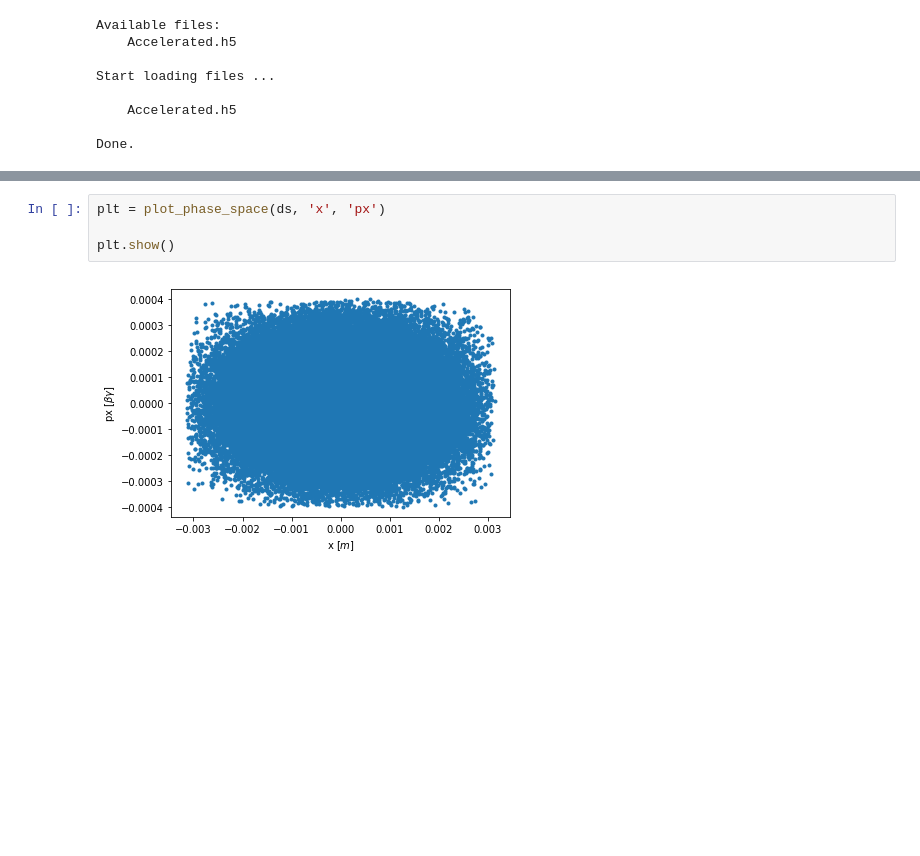
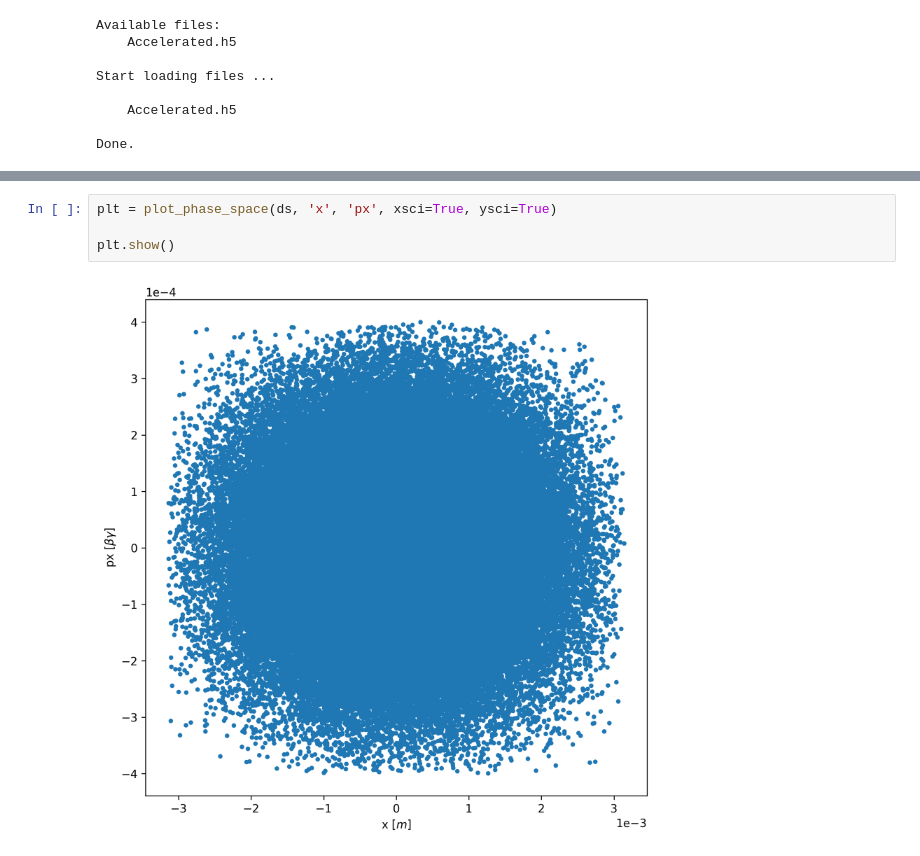
Before and after one commit to OPALX-project/pyOPALTools, a Jupyter notebook: dataset.ipynb, the cells around one changed output, grey strips where cells are left out. Saved outputs shown, nothing was run; the diff lists cells and outputs as text; blank space fills up the shorter version.

```diff
--- a/dataset.ipynb
+++ b/dataset.ipynb
@@ -26,6 +26,6 @@ plt.show()
 # %%
-plt = plot_phase_space(ds, 'x', 'px')
+plt = plot_phase_space(ds, 'x', 'px', xsci=True, ysci=True)
 
 plt.show()
 # %% [output]
-[figure, old version]
+[figure, new version]
```
Also changed, not shown: parts of 1 cell of this notebook, 1 other file.
